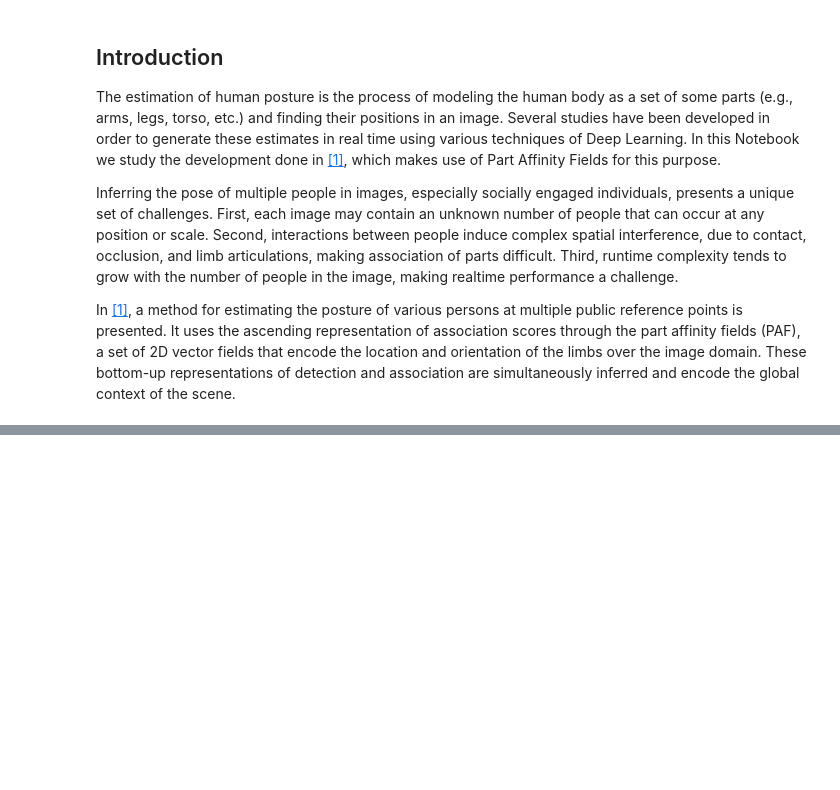
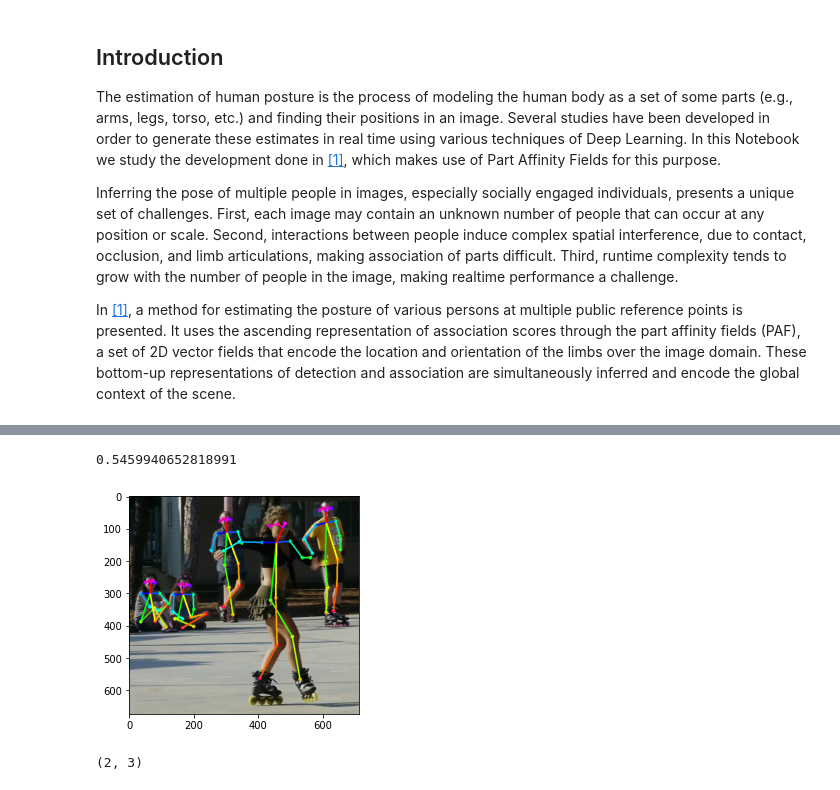
Before and after one commit to Johansmm/RT-multiperson-pose-pytorch, a Jupyter notebook: Code_description.ipynb, the cells around one changed output, grey strips where cells are left out. Cells and saved outputs as stored; diff of their text form; code cells hidden in the pictures; blank space fills up the shorter version.

```diff
--- a/Code_description.ipynb
+++ b/Code_description.ipynb
@@ -76,0 +124,28 @@ RuntimeError: The NVIDIA driver on your system is too old (found version 10010).
+# %%
+# Get results of original image
+
+with torch.no_grad():
+    paf, heatmap, im_scale = get_outputs(oriImg, model,  'rtpose')
+
+print(im_scale)
+
+
+humans = paf_to_pose_cpp(heatmap, paf, cfg)
+out = draw_humans(oriImg, humans)
+#cv2.imwrite('result.png',out)
+destRGB_out = cv2.cvtColor(out, cv2.COLOR_BGR2RGB)
+imgplot = plt.imshow(destRGB_out)
+plt.show()
+# %% [output]
+0.5459940652818991
+[figure, added]
+# %%
+import seaborn as sns; sns.set_theme()
+
+precip_2002_2013 = np.array([[1.07, 0.44, 1.5],
+                              [0.27, 1.13, 1.72]])
+
+precip_2002_2013.shape
+#ax = sns.heatmap(heatmap)
+# %% [output]
+(2, 3)
```
Also changed, not shown: parts of 8 cells of this notebook.
